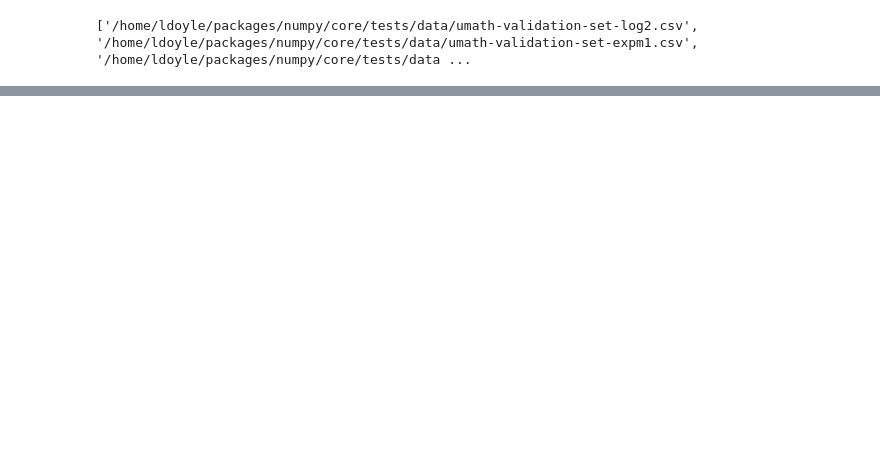
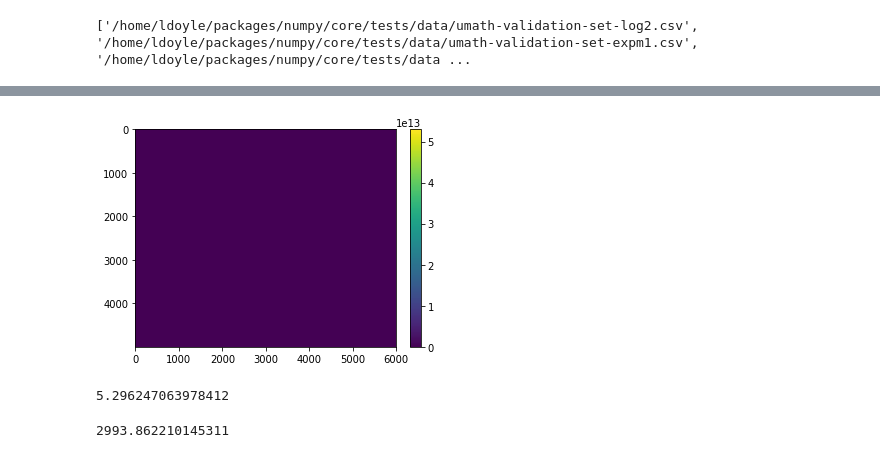
Before and after one commit to Laurd11/sindy-das-new, a Jupyter notebook: extras-testing.ipynb, the cells around one changed output, grey strips where cells are left out. Drawn from its saved outputs; the diff is of its cells as text; code cells hidden in the pictures; blank space fills up the shorter version.

```diff
--- a/extras-testing.ipynb
+++ b/extras-testing.ipynb
@@ -19,0 +99,14 @@ smoothed_dat = np.load('gaussian_smoothed_11_2_2022_channels_7500_12500South-C1-
+# %%
+im = plt.imshow(np.imag(fk_dat),vmin=vmin, vmax=vmax)
+plt.colorbar(im, pad = 0.04)
+plt.show()
+# %% [output]
+[figure, added]
+# %%
+np.amax(np.abs(fk_dat))*(10**(-13))
+# %% [output]
+5.296247063978412
+# %%
+np.amin(np.abs(fk_dat))
+# %% [output]
+2993.862210145311
```
Also changed, not shown: parts of 29 cells of this notebook, 1 other file.
